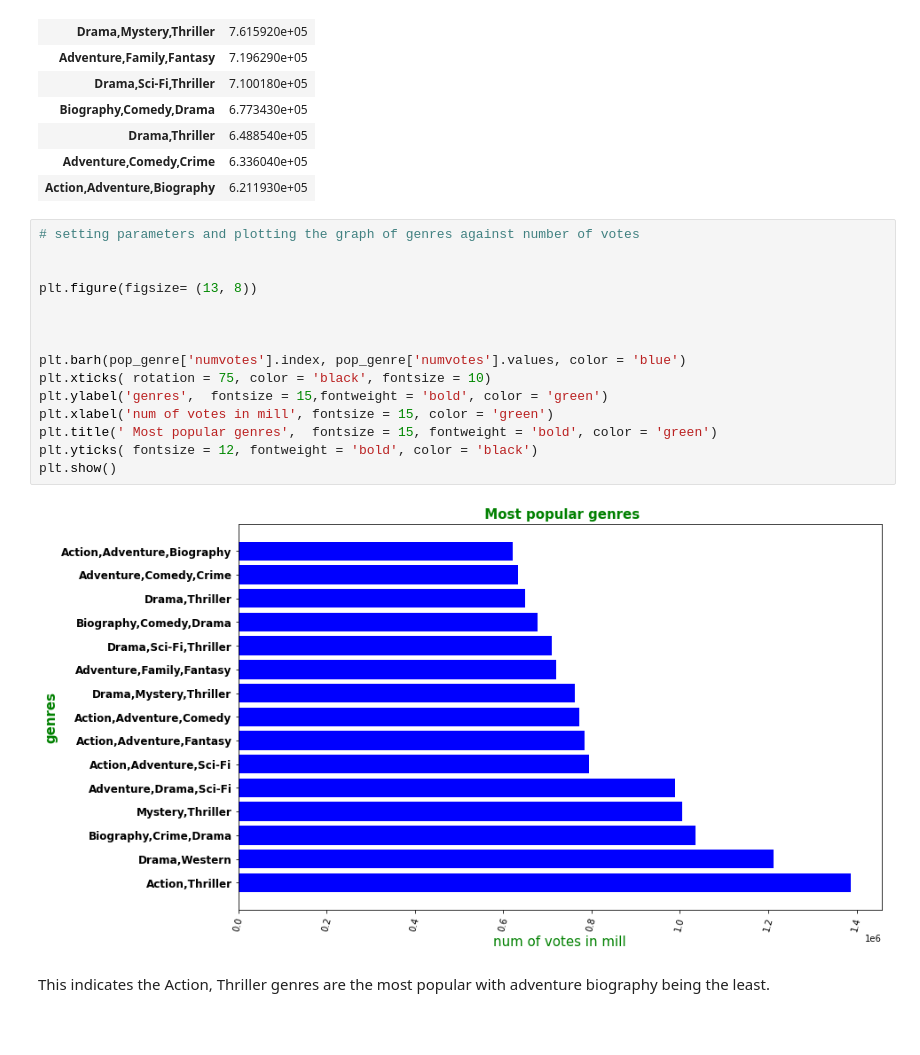
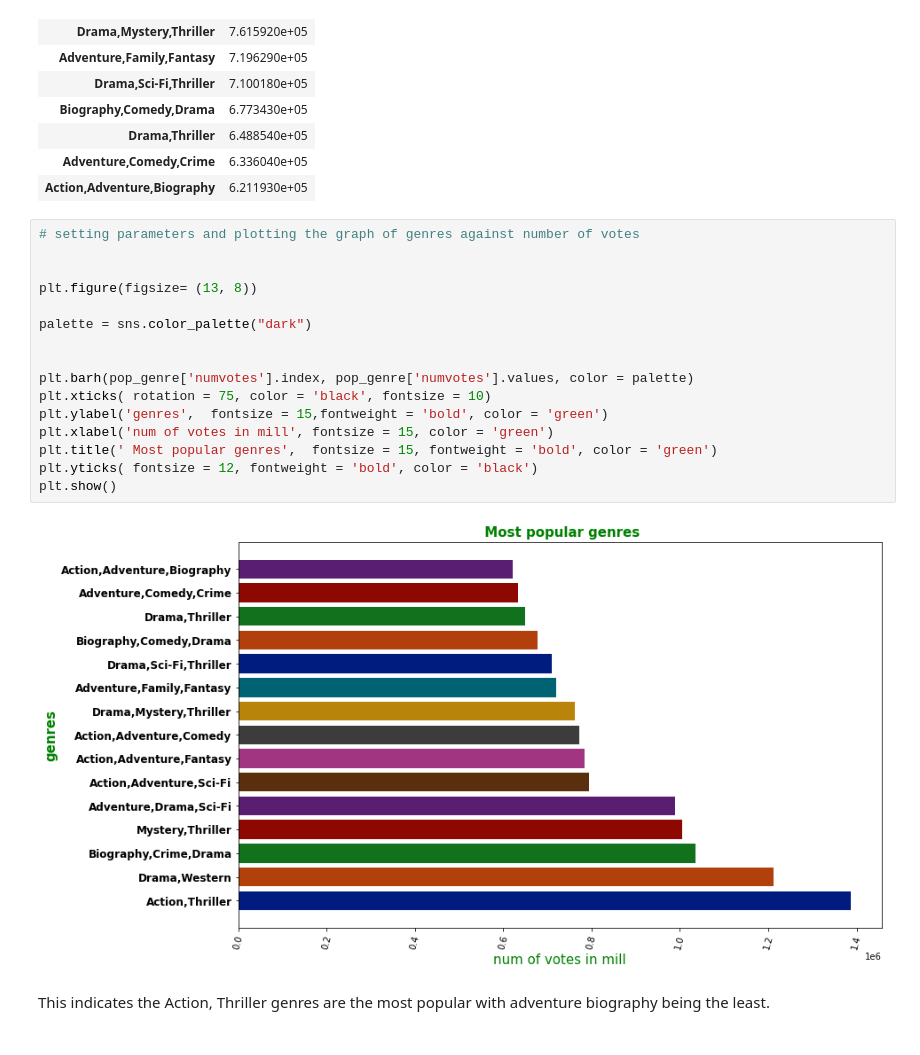
Before and after one commit to Ronaldonyagaka/MICROSOFT_PROJECT, a Jupyter notebook: students.ipynb, the cells around one changed output. Saved outputs shown, nothing was run; the diff lists cells and outputs as text.

Commit message:
changed theme of graphs

```diff
--- a/students.ipynb
+++ b/students.ipynb
@@ -510,20 +510,21 @@ pop_genre
 # %%
 # setting parameters and plotting the graph of genres against number of votes
 
 
 plt.figure(figsize= (13, 8))
 
+palette = sns.color_palette("dark")
 
 
-plt.barh(pop_genre['numvotes'].index, pop_genre['numvotes'].values, color = 'blue')
+plt.barh(pop_genre['numvotes'].index, pop_genre['numvotes'].values, color = palette)
 plt.xticks( rotation = 75, color = 'black', fontsize = 10)
 plt.ylabel('genres',  fontsize = 15,fontweight = 'bold', color = 'green')
 plt.xlabel('num of votes in mill', fontsize = 15, color = 'green')
 plt.title(' Most popular genres',  fontsize = 15, fontweight = 'bold', color = 'green')
 plt.yticks( fontsize = 12, fontweight = 'bold', color = 'black')
 plt.show()
 # %% [output]
-[figure, old version]
+[figure, new version]
 # %% [markdown]
 This indicates the Action, Thriller genres are the most popular with adventure biography being the least.
 
```
